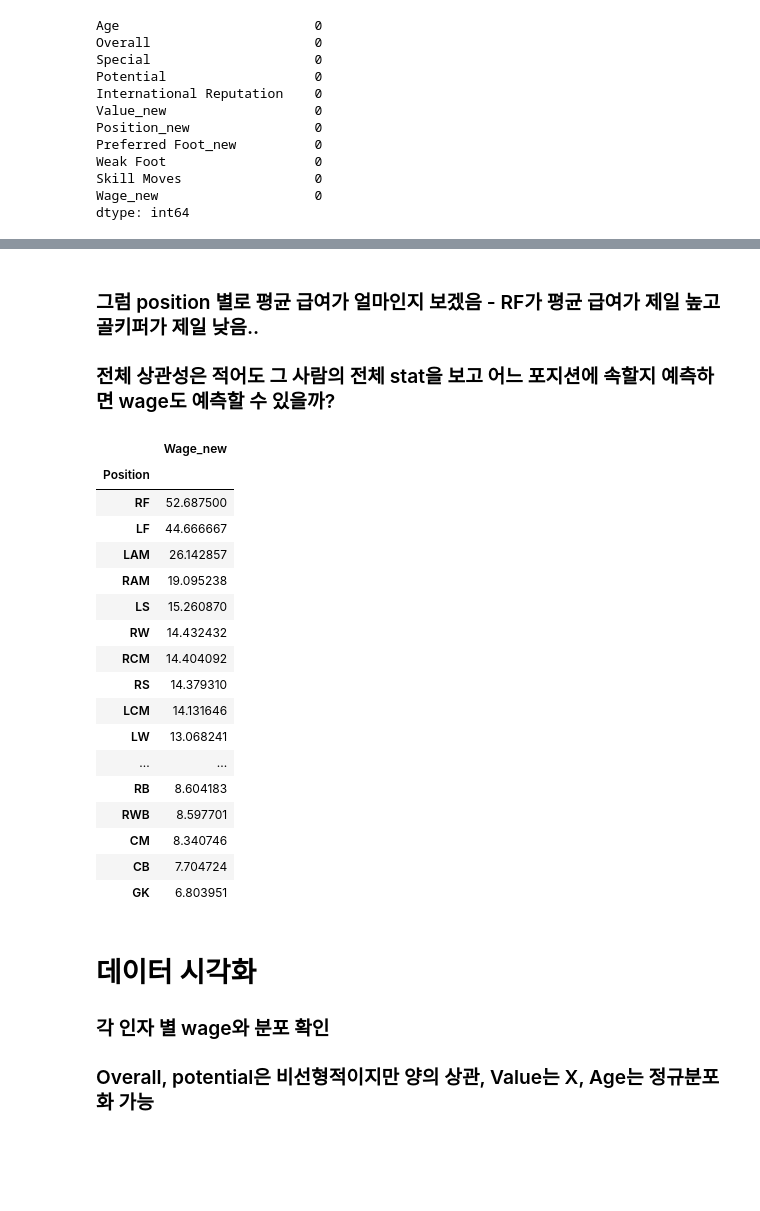
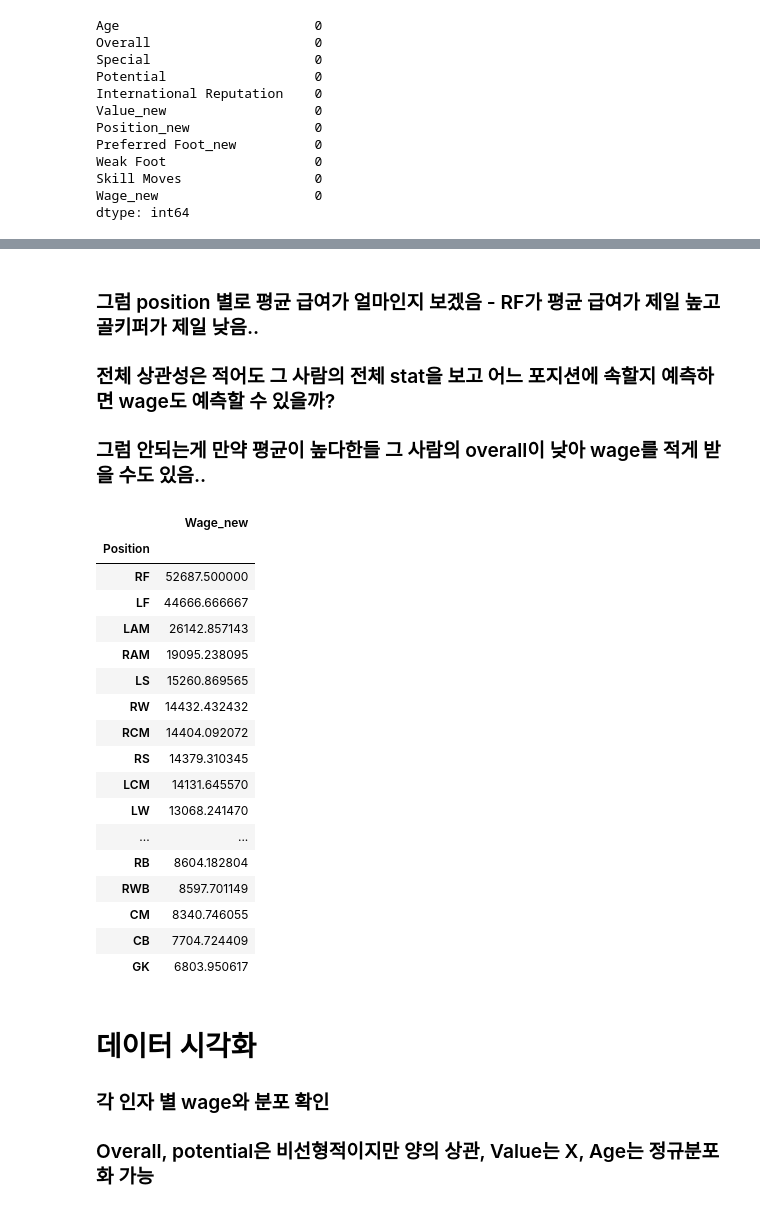
Before and after one commit to seungryuloh/dac, a Jupyter notebook: fifa_seungryul.ipynb, the cells around one changed output, grey strips where cells are left out. Saved outputs shown, nothing was run; the diff lists cells and outputs as text; code cells hidden in the pictures; blank space fills up the shorter version.

```diff
--- a/fifa_seungryul.ipynb
+++ b/fifa_seungryul.ipynb
@@ -58,2 +64,18 @@ fifa_sort_columns.head(5)
 # %% [markdown]
 ### wage, value 값 변경해서 분석, 우리는 먼저 어떤 선수가 가장 높은 wage를 받는지 예측해보겠음
+# %%
+def value_to_int(df_value):
+    try:
+        value = float(df_value[1:-1])
+        suffix = df_value[-1:]
+
+        if suffix == 'M':
+            value = value * 1000000
+        elif suffix == 'K':
+            value = value * 1000
+    except ValueError:
+        value = 0
+    return value
+
+fifa_sort_columns['Wage_new'] = fifa_sort_columns['Wage'].apply(value_to_int)
+fifa_sort_columns['Value_new'] = fifa_sort_columns['Value'].apply(value_to_int)
@@ -60,11 +151,11 @@ fifa_sort_columns.head(5)
 # %%
 #fifa_sort_columns.Wage.value_counts() #wage는 상당히 다양해서 cat으로?
 #fifa_sort_columns['Wage_new'] = fifa_sort_columns['Wage'].str.replace('€', '')
-fifa_sort_columns['Wage_new'] = fifa_sort_columns['Wage'].str.extract(r'(\d+)', expand=False)
-fifa_sort_columns['Value_new'] = fifa_sort_columns['Value'].str.extract(r'(\d+)', expand=False)
+#fifa_sort_columns['Wage_new'] = fifa_sort_columns['Wage'].str.extract(r'(\d+)', expand=False)
+#fifa_sort_columns['Value_new'] = fifa_sort_columns['Value'].str.extract(r'(\d+)', expand=False)
 
-fifa_sort_columns['Value_new'] = fifa_sort_columns['Value_new'].astype('int64')
-fifa_sort_columns['Wage_new'] = fifa_sort_columns['Wage_new'].astype('int64')
+#fifa_sort_columns['Value_new'] = fifa_sort_columns['Value_new'].astype('int64')
+#fifa_sort_columns['Wage_new'] = fifa_sort_columns['Wage_new'].astype('int64')
 # %%
 fifa_sort_columns.isna().sum()
 # %% [output]
@@ -203,28 +292,29 @@ fifa_sort_new.corr()
 # %% [markdown]
 ### 그럼 position 별로 평균 급여가 얼마인지 보겠음 - RF가 평균 급여가 제일 높고 골키퍼가 제일 낮음..
 ### 전체 상관성은 적어도 그 사람의 전체 stat을 보고 어느 포지션에 속할지 예측하면 wage도 예측할 수 있을까?
+### 그럼 안되는게 만약 평균이 높다한들 그 사람의 overall이 낮아 wage를 적게 받을 수도 있음..
 # %%
-fifa_groupby_position = fifa_sort_columns.groupby(['Position']).mean().sort_values(by=['Wage_new'], ascending=nding=False)
+fifa_groupby_position = fifa_sort_columns.groupby(['Position']).mean().sort_values(by=['Wage_new'], ascending=False)
 fifa_groupby_position[['Wage_new']]
 # %% [output]
 |  | Wage_new |
 | Position |  |
-| RF | 52.687500 |
-| LF | 44.666667 |
-| LAM | 26.142857 |
-| RAM | 19.095238 |
-| LS | 15.260870 |
-| RW | 14.432432 |
-| RCM | 14.404092 |
-| RS | 14.379310 |
-| LCM | 14.131646 |
-| LW | 13.068241 |
+| RF | 52687.500000 |
+| LF | 44666.666667 |
+| LAM | 26142.857143 |
+| RAM | 19095.238095 |
+| LS | 15260.869565 |
+| RW | 14432.432432 |
+| RCM | 14404.092072 |
+| RS | 14379.310345 |
+| LCM | 14131.645570 |
+| LW | 13068.241470 |
 | ... | ... |
-| RB | 8.604183 |
-| RWB | 8.597701 |
-| CM | 8.340746 |
-| CB | 7.704724 |
-| GK | 6.803951 |
+| RB | 8604.182804 |
+| RWB | 8597.701149 |
+| CM | 8340.746055 |
+| CB | 7704.724409 |
+| GK | 6803.950617 |
 # %% [markdown]
 # 데이터 시각화
 ### 각 인자 별 wage와 분포 확인
```
Also changed, not shown: parts of 29 cells of this notebook.
